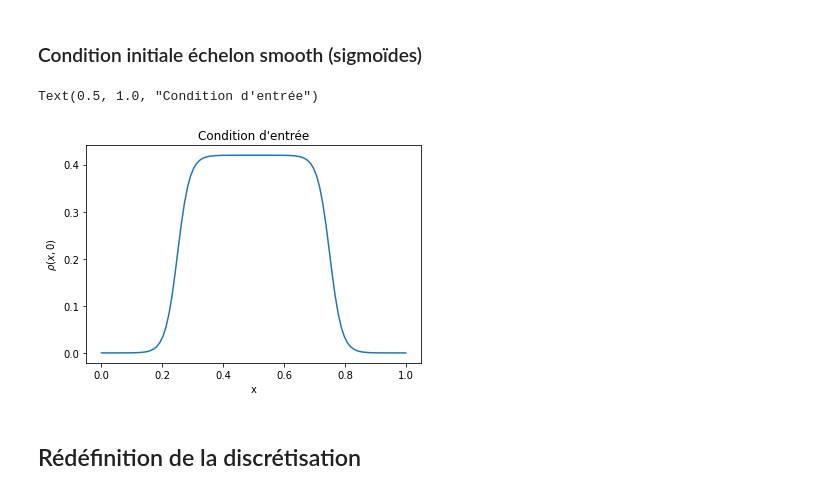
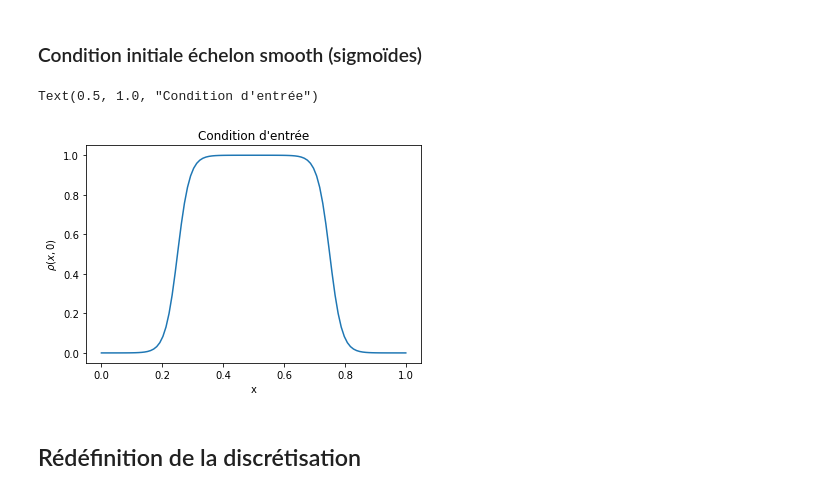
Before and after one commit to s-fl0res/PAr-168, a Jupyter notebook: calcul_mfg.ipynb, the cells around one changed output. Saved outputs shown, nothing was run; the diff lists cells and outputs as text; code cells hidden in the pictures.

```diff
--- a/calcul_mfg.ipynb
+++ b/calcul_mfg.ipynb
@@ -208,20 +225,20 @@ Text(0.5, 1.0, "Condition d'entrée")
 # %%
 L = 1
 T = 1
 n = 100
 m = 100
 x  = np.linspace(0,L,m)
-rho_0 = 0.42*(1/(1+np.exp(-50*(x-0.25))) - 1/(1+np.exp(-50*(x-0.75))))
+rho_0 = 1/(1+np.exp(-50*(x-0.25))) - 1/(1+np.exp(-50*(x-0.75)))
 alpha = 1/0.07
 
 plt.figure()
 plt.plot(x,rho_0)
 plt.xlabel('x')
 plt.ylabel(r'$\rho(x,0)$')
 plt.title("Condition d'entrée")
 # %% [output]
 Text(0.5, 1.0, "Condition d'entrée")
-[figure, old version]
+[figure, new version]
 # %% [markdown]
 ## Rédéfinition de la discrétisation
 # %%
```
Also changed, not shown: parts of 11 cells of this notebook.
